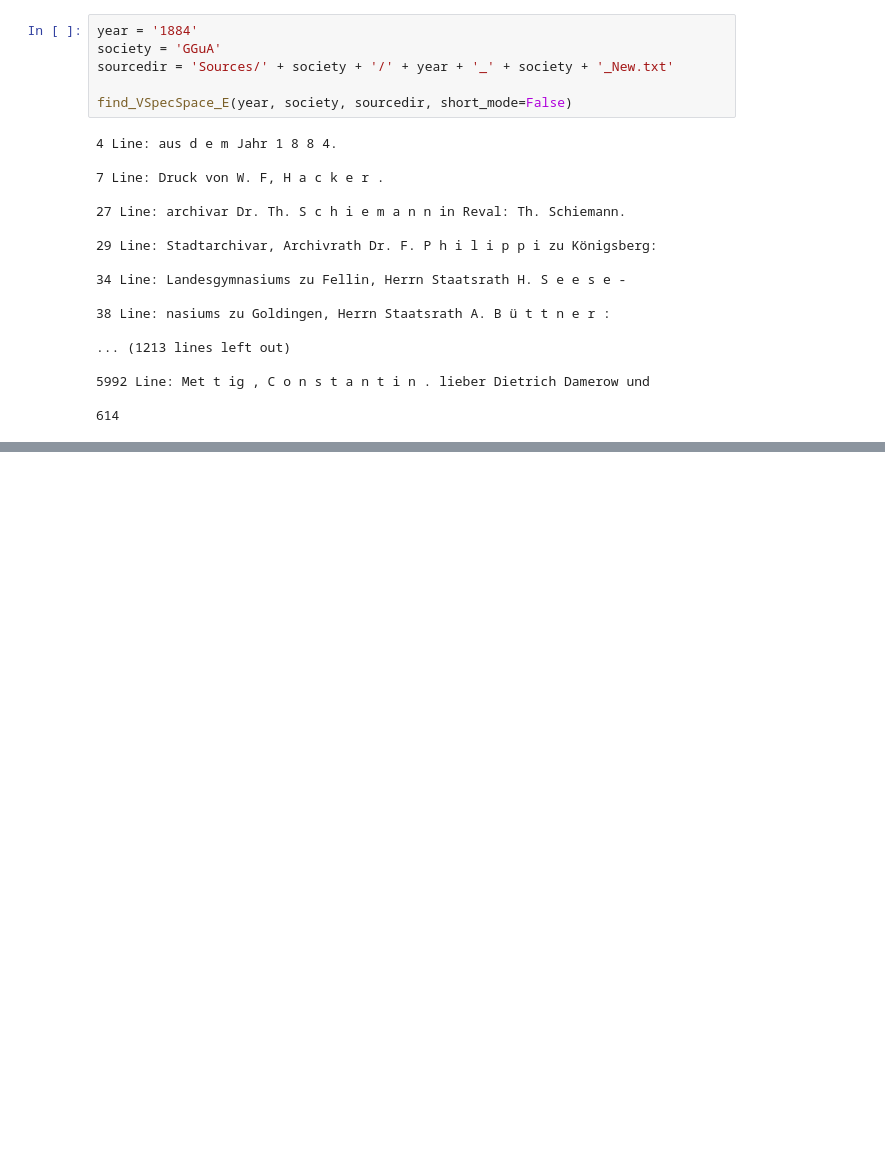
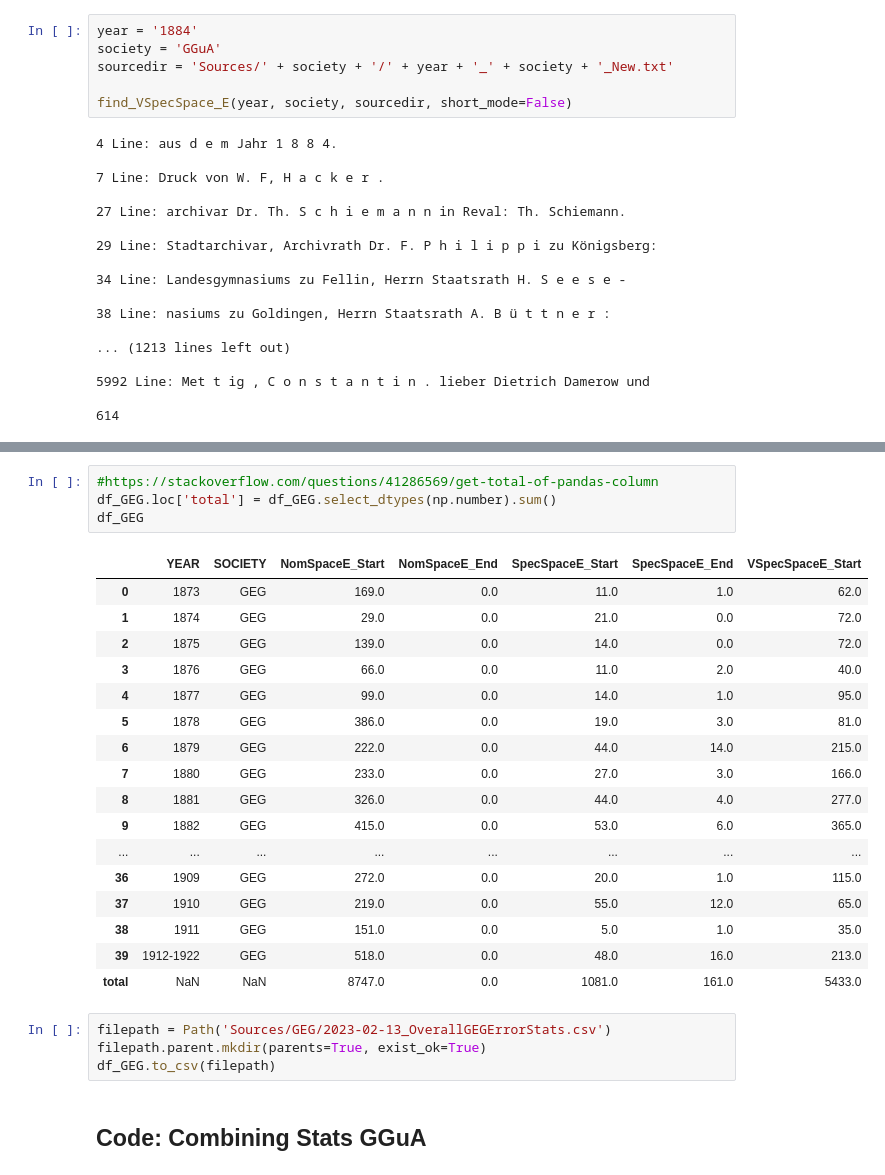
Before and after one commit to LeimLarissa/Baltic-German-Intelligentsia, a Jupyter notebook: G1T1CleaningOCRErrors.ipynb, the cells around one changed output, grey strips where cells are left out. Cells and saved outputs as stored; diff of their text form; blank space fills up the shorter version.

```diff
--- a/G1T1CleaningOCRErrors.ipynb
+++ b/G1T1CleaningOCRErrors.ipynb
@@ -1411,0 +1580,28 @@ find_VSpecSpace_E(year, society, sourcedir, short_mode=False)
+# %%
+#https://stackoverflow.com/questions/41286569/get-total-of-pandas-column
+df_GEG.loc['total'] = df_GEG.select_dtypes(np.number).sum()
+df_GEG
+# %% [output]
+|  | YEAR | SOCIETY | NomSpaceE_Start | NomSpaceE_End | SpecSpaceE_Start | SpecSpaceE_End | VSpecSpaceE_Start |
+| 0 | 1873 | GEG | 169.0 | 0.0 | 11.0 | 1.0 | 62.0 |
+| 1 | 1874 | GEG | 29.0 | 0.0 | 21.0 | 0.0 | 72.0 |
+| 2 | 1875 | GEG | 139.0 | 0.0 | 14.0 | 0.0 | 72.0 |
+| 3 | 1876 | GEG | 66.0 | 0.0 | 11.0 | 2.0 | 40.0 |
+| 4 | 1877 | GEG | 99.0 | 0.0 | 14.0 | 1.0 | 95.0 |
+| 5 | 1878 | GEG | 386.0 | 0.0 | 19.0 | 3.0 | 81.0 |
+| 6 | 1879 | GEG | 222.0 | 0.0 | 44.0 | 14.0 | 215.0 |
+| 7 | 1880 | GEG | 233.0 | 0.0 | 27.0 | 3.0 | 166.0 |
+| 8 | 1881 | GEG | 326.0 | 0.0 | 44.0 | 4.0 | 277.0 |
+| 9 | 1882 | GEG | 415.0 | 0.0 | 53.0 | 6.0 | 365.0 |
+| ... | ... | ... | ... | ... | ... | ... | ... |
+| 36 | 1909 | GEG | 272.0 | 0.0 | 20.0 | 1.0 | 115.0 |
+| 37 | 1910 | GEG | 219.0 | 0.0 | 55.0 | 12.0 | 65.0 |
+| 38 | 1911 | GEG | 151.0 | 0.0 | 5.0 | 1.0 | 35.0 |
+| 39 | 1912-1922 | GEG | 518.0 | 0.0 | 48.0 | 16.0 | 213.0 |
+| total | NaN | NaN | 8747.0 | 0.0 | 1081.0 | 161.0 | 5433.0 |
+# %%
+filepath = Path('Sources/GEG/2023-02-13_OverallGEGErrorStats.csv')
+filepath.parent.mkdir(parents=True, exist_ok=True)
+df_GEG.to_csv(filepath)
+# %% [markdown]
+## Code: Combining Stats GGuA
```
Also changed, not shown: parts of 25 cells of this notebook, 6 other files.
